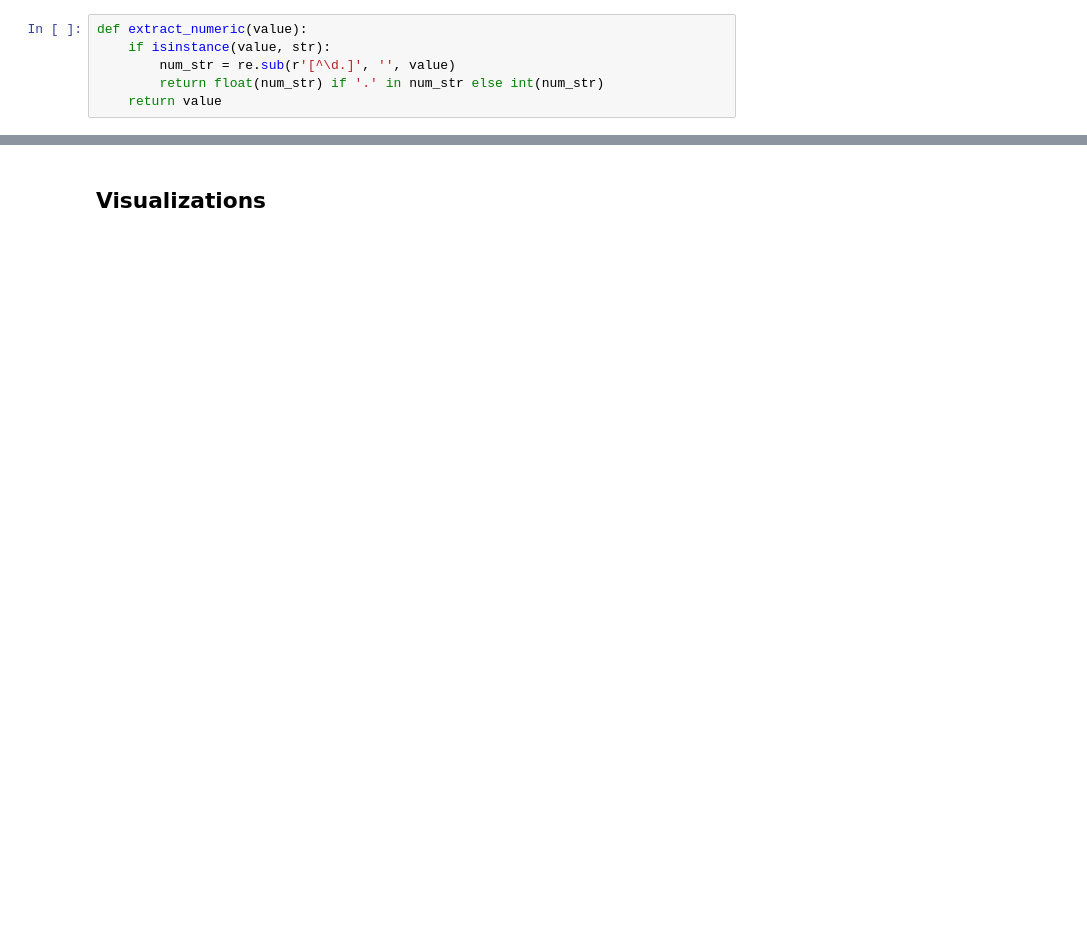
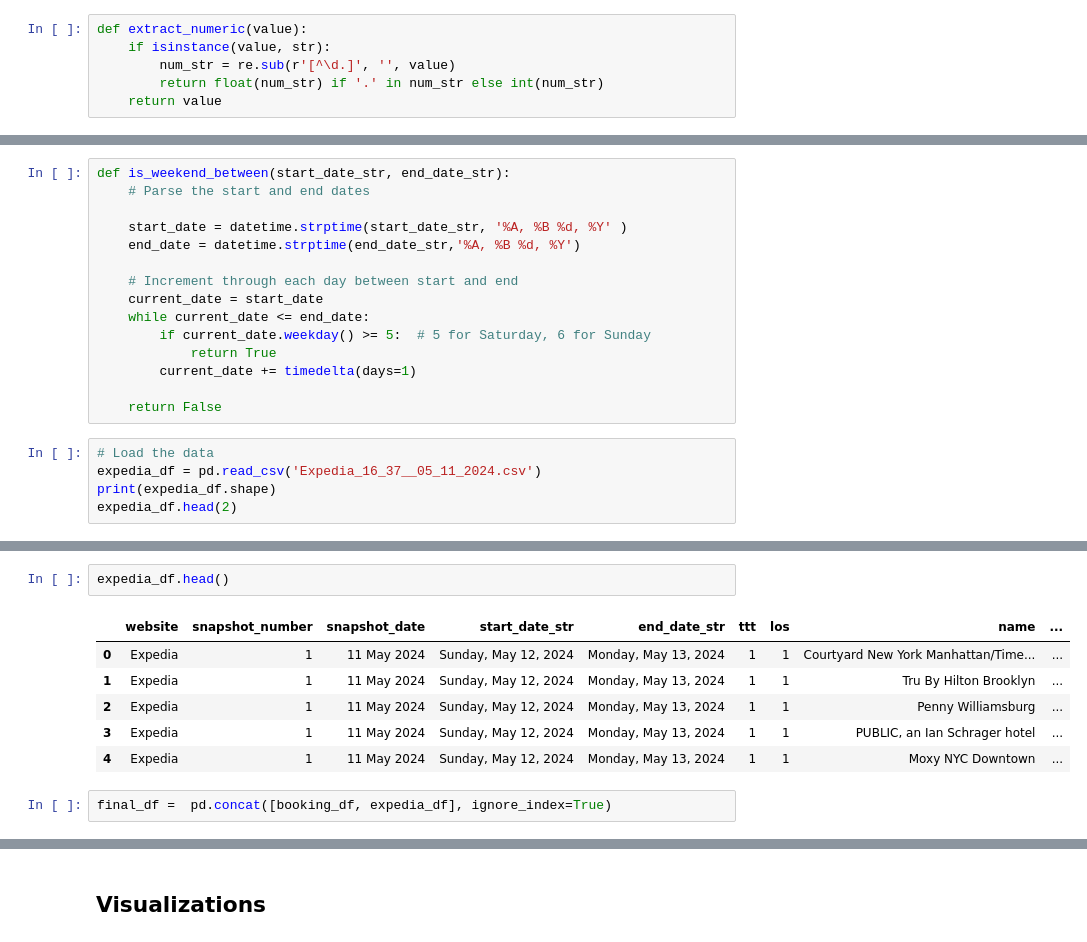
Before and after one commit to idanwork22/intro_to_data_science_project, a Jupyter notebook: jupyter_notebooks/part_2/Comprehensive_Hotel_Data_Analysis.ipynb, the cells around one changed output, grey strips where cells are left out. Drawn from its saved outputs; the diff is of its cells as text; blank space fills up the shorter version.

```diff
--- a/jupyter_notebooks/part_2/Comprehensive_Hotel_Data_Analysis.ipynb
+++ b/jupyter_notebooks/part_2/Comprehensive_Hotel_Data_Analysis.ipynb
@@ -63,0 +71,20 @@ booking_df.head()
+# %%
+def is_weekend_between(start_date_str, end_date_str):
+    # Parse the start and end dates
+
+    start_date = datetime.strptime(start_date_str, '%A, %B %d, %Y' )
+    end_date = datetime.strptime(end_date_str,'%A, %B %d, %Y')
+
+    # Increment through each day between start and end
+    current_date = start_date
+    while current_date <= end_date:
+        if current_date.weekday() >= 5:  # 5 for Saturday, 6 for Sunday
+            return True
+        current_date += timedelta(days=1)
+
+    return False
+# %%
+# Load the data
+expedia_df = pd.read_csv('Expedia_16_37__05_11_2024.csv')
+print(expedia_df.shape)
+expedia_df.head(2)
@@ -63,0 +111,11 @@ booking_df.head()
+# %%
+expedia_df.head()
+# %% [output]
+|  | website | snapshot_number | snapshot_date | start_date_str | end_date_str | ttt | los | name | ... |
+| 0 | Expedia | 1 | 11 May 2024 | Sunday, May 12, 2024 | Monday, May 13, 2024 | 1 | 1 | Courtyard New York Manhattan/Time... | ... |
+| 1 | Expedia | 1 | 11 May 2024 | Sunday, May 12, 2024 | Monday, May 13, 2024 | 1 | 1 | Tru By Hilton Brooklyn | ... |
+| 2 | Expedia | 1 | 11 May 2024 | Sunday, May 12, 2024 | Monday, May 13, 2024 | 1 | 1 | Penny Williamsburg | ... |
+| 3 | Expedia | 1 | 11 May 2024 | Sunday, May 12, 2024 | Monday, May 13, 2024 | 1 | 1 | PUBLIC, an Ian Schrager hotel | ... |
+| 4 | Expedia | 1 | 11 May 2024 | Sunday, May 12, 2024 | Monday, May 13, 2024 | 1 | 1 | Moxy NYC Downtown | ... |
+# %%
+final_df =  pd.concat([booking_df, expedia_df], ignore_index=True)
```
Also changed, not shown: parts of 15 cells of this notebook, 9 other files.
